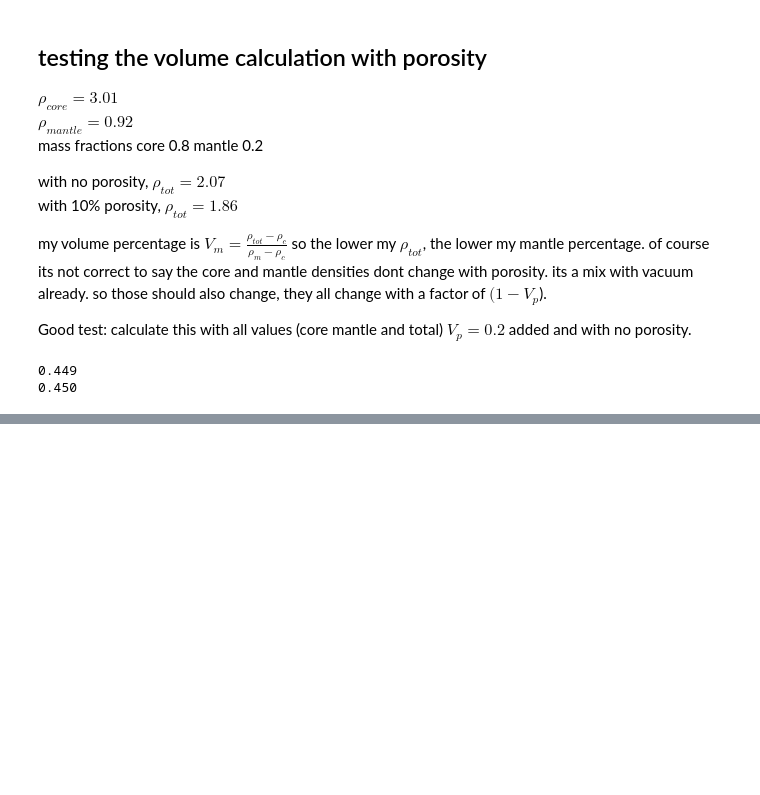
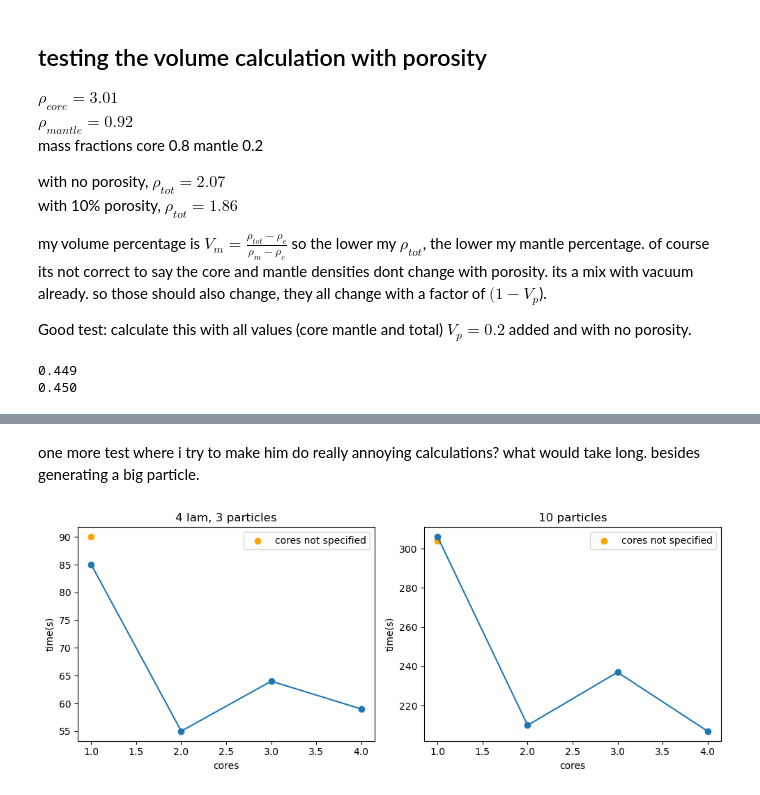
Before and after one commit to zweesing/thesis_project_code, a Jupyter notebook: testing.ipynb, the cells around one changed output, grey strips where cells are left out. Saved outputs shown, nothing was run; the diff lists cells and outputs as text; code cells hidden in the pictures; blank space fills up the shorter version.

```diff
--- a/testing.ipynb
+++ b/testing.ipynb
@@ -376,0 +396,29 @@ def format_time_str(seconds):
+# %% [markdown]
+one more test where i try to make him do really annoying calculations? what would take long. besides generating a big particle.
+# %%
+fig, ax = plt.subplots(1, 2, figsize=(10, 4))
+
+cores_used = [1,2,3,4]
+time_s = [85,55, 64, 59]
+ax[0].scatter(1,90,label='cores not specified', color='orange')
+ax[0].plot(cores_used, time_s, marker='o')
+ax[0].set_title('4 lam, 3 particles')
+ax[0].set_xlabel('cores')
+ax[0].set_ylabel('time (s)')
+
+
+cores_used = [1,2,3,4]
+time_s = [306, 210, 237, 207]
+ax[1].plot(cores_used, time_s, marker='o')
+ax[1].scatter(1,304,label='cores not specified', color='orange')
+ax[1].set_title('10 particles')
+ax[1].set_xlabel('cores')
+ax[1].set_ylabel('time (s)')
+
+ax[0].legend()
+ax[1].legend()
+
+plt.tight_layout()
+plt.show()
+# %% [output]
+[figure, added]
```
Also changed, not shown: parts of 4 cells of this notebook, 2 other files.
